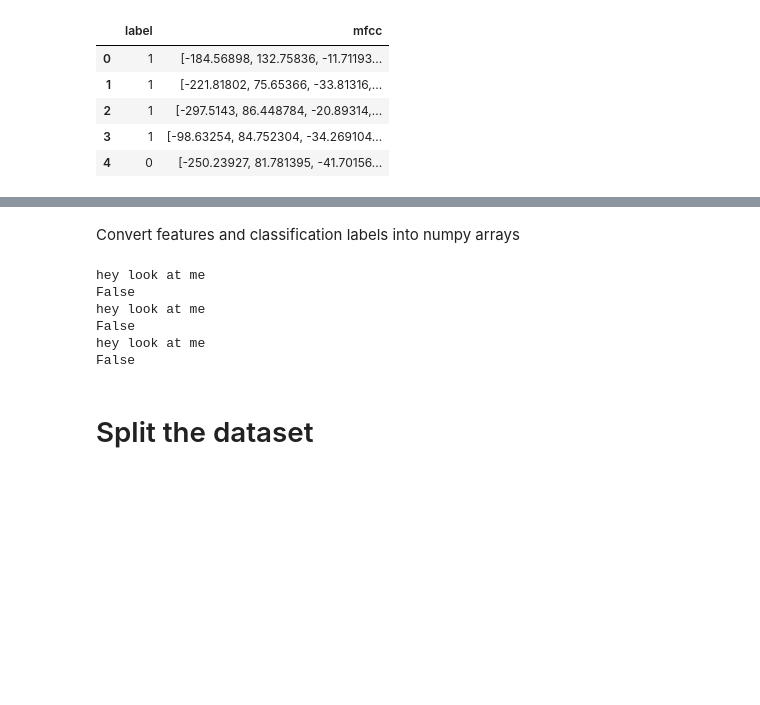
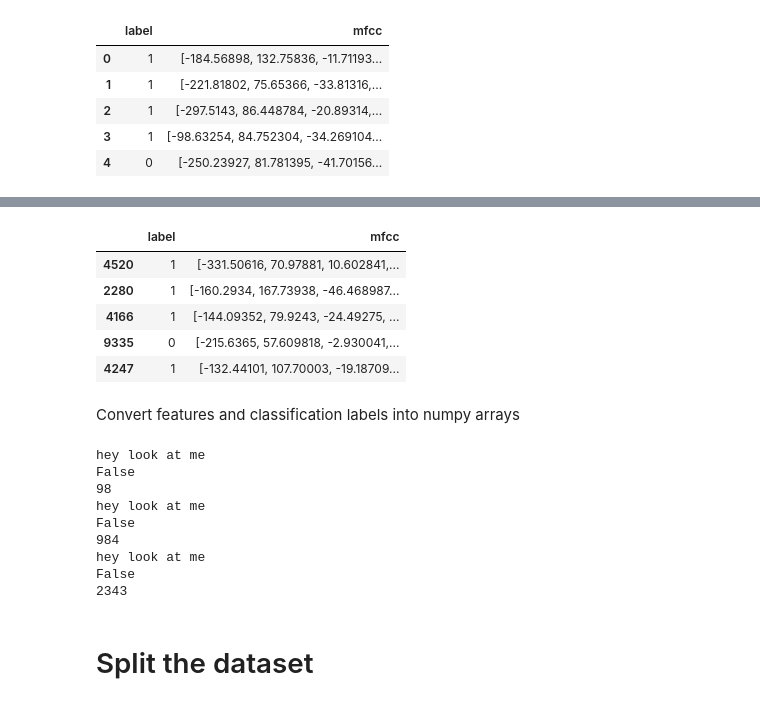
Before and after one commit to googleinterns/activity-recognition, a Jupyter notebook: location/lbs/activity/audioset/training/training.ipynb, the cells around one changed output, grey strips where cells are left out. Drawn from its saved outputs; the diff is of its cells as text; code cells hidden in the pictures; blank space fills up the shorter version.

```diff
--- a/location/lbs/activity/audioset/training/training.ipynb
+++ b/location/lbs/activity/audioset/training/training.ipynb
@@ -107,3 +105,12 @@ dataset_df.head()
+# %%
+shuffled_dataset_df.head()
+# %% [output]
+|  | label | mfcc |
+| 4520 | 1 | [-331.50616, 70.97881, 10.602841,... |
+| 2280 | 1 | [-160.2934, 167.73938, -46.468987... |
+| 4166 | 1 | [-144.09352, 79.9243, -24.49275, ... |
+| 9335 | 0 | [-215.6365, 57.609818, -2.930041,... |
+| 4247 | 1 | [-132.44101, 107.70003, -19.18709... |
 # %% [markdown]
 Convert features and classification labels into numpy arrays
 # %%
@@ -113,22 +120,29 @@ y = np.array(dataset_df.label.tolist())
 # Temp bug fix for not marking failed extracted_features as None in audio_processing.py
 temp_x = []
 temp_y = []
+count = 0
 for arr, label in zip(X, y):
     if arr is False:
         print('hey look at me')
         print(arr)
+        print(count)
+        count += 1
         continue
     temp_x.append(arr)
     temp_y.append(label)
+    count += 1
 X = np.array(temp_x, dtype=object)
 y = np.array(temp_y)
 # %% [output]
 hey look at me
 False
+98
 hey look at me
 False
+984
 hey look at me
 False
+2343
 # %%
 def get_data_for_model(dfs, ratio):
     length = len(dfs)
```
Also changed, not shown: parts of 13 cells of this notebook, 1 other file.
